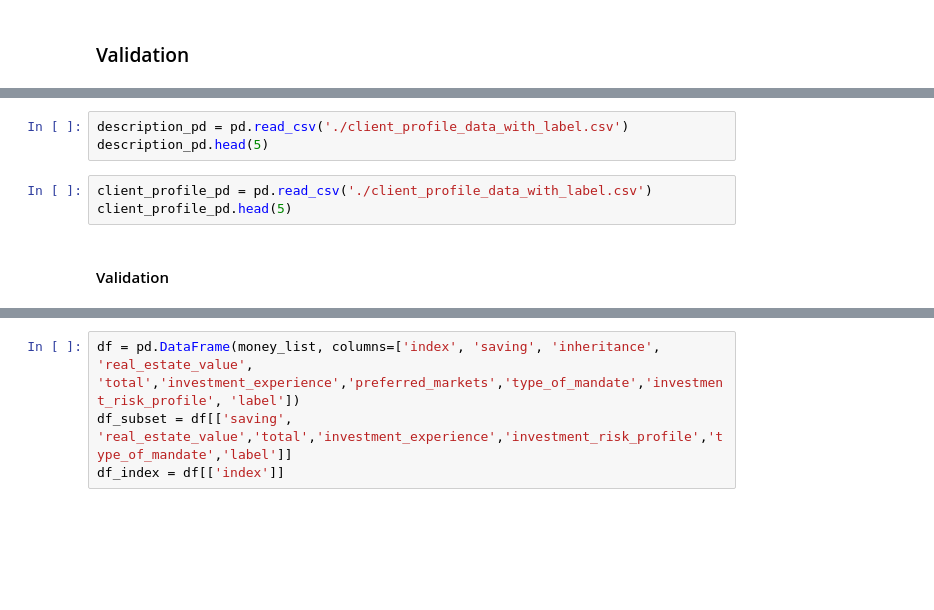
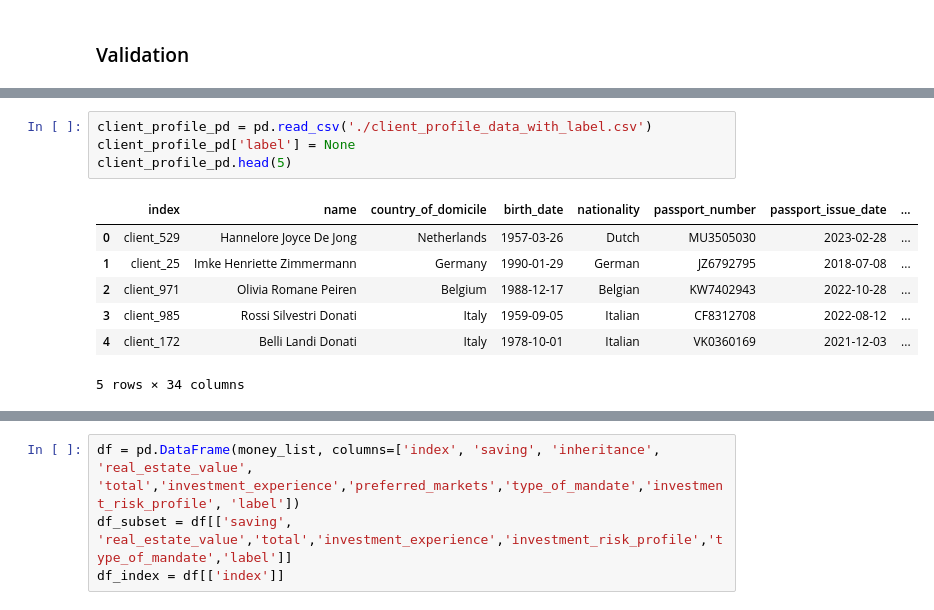
Before and after one commit to varunghat/datathon2025, a Jupyter notebook: datathon_S01.ipynb, the cells around one changed output, grey strips where cells are left out. Cells and saved outputs as stored; diff of their text form; blank space fills up the shorter version.

```diff
--- a/datathon_S01.ipynb
+++ b/datathon_S01.ipynb
@@ -948,9 +967,13 @@ account_form_pd.head(20)
 # %%
-description_pd = pd.read_csv('./client_profile_data_with_label.csv')
-description_pd.head(5)
+client_profile_pd = pd.read_csv('./client_profile_data_with_label.csv')
+client_profile_pd['label'] = None
+client_profile_pd.head(5)
+# %% [output]
+|  | index | name | country_of_domicile | birth_date | nationality | passport_number | passport_issue_date | ... |
+| 0 | client_529 | Hannelore Joyce De Jong | Netherlands | 1957-03-26 | Dutch | MU3505030 | 2023-02-28 | ... |
+| 1 | client_25 | Imke Henriette Zimmermann | Germany | 1990-01-29 | German | JZ6792795 | 2018-07-08 | ... |
+| 2 | client_971 | Olivia Romane Peiren | Belgium | 1988-12-17 | Belgian | KW7402943 | 2022-10-28 | ... |
+| 3 | client_985 | Rossi Silvestri Donati | Italy | 1959-09-05 | Italian | CF8312708 | 2022-08-12 | ... |
+| 4 | client_172 | Belli Landi Donati | Italy | 1978-10-01 | Italian | VK0360169 | 2021-12-03 | ... |
+5 rows × 34 columns
-# %%
-client_profile_pd = pd.read_csv('./client_profile_data_with_label.csv')
-client_profile_pd.head(5)
-# %% [markdown]
-#### Validation
 # %%
```
Also changed, not shown: parts of 32 cells of this notebook.
